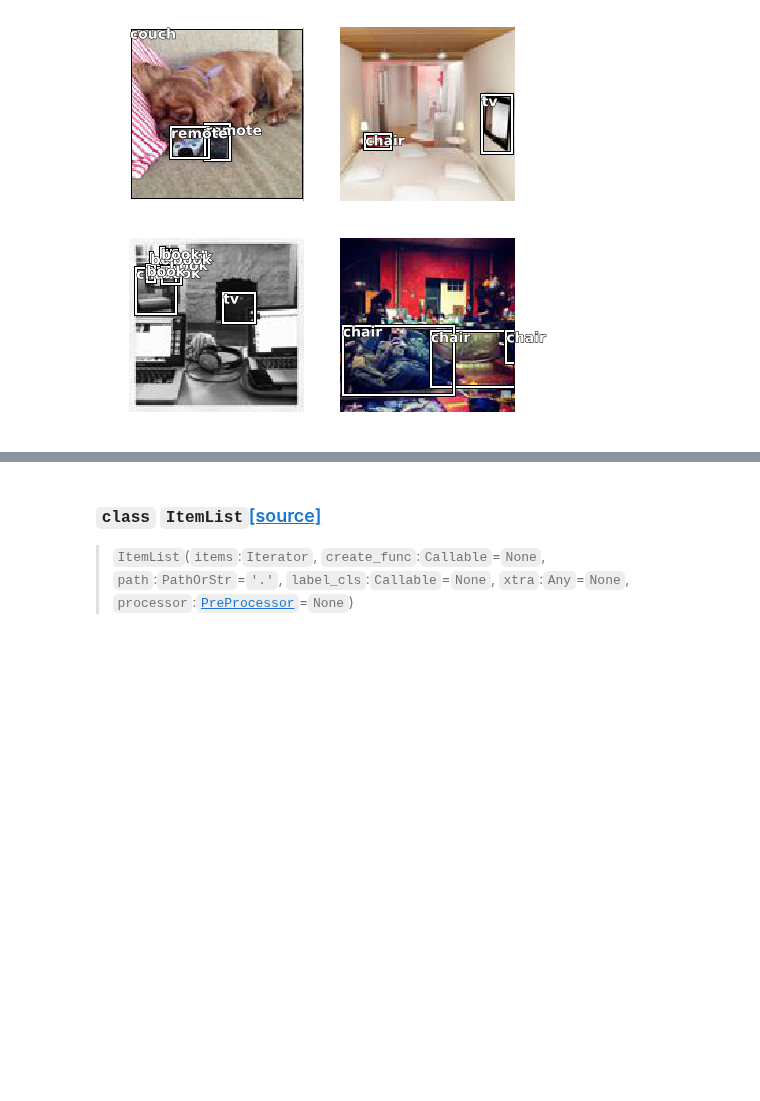
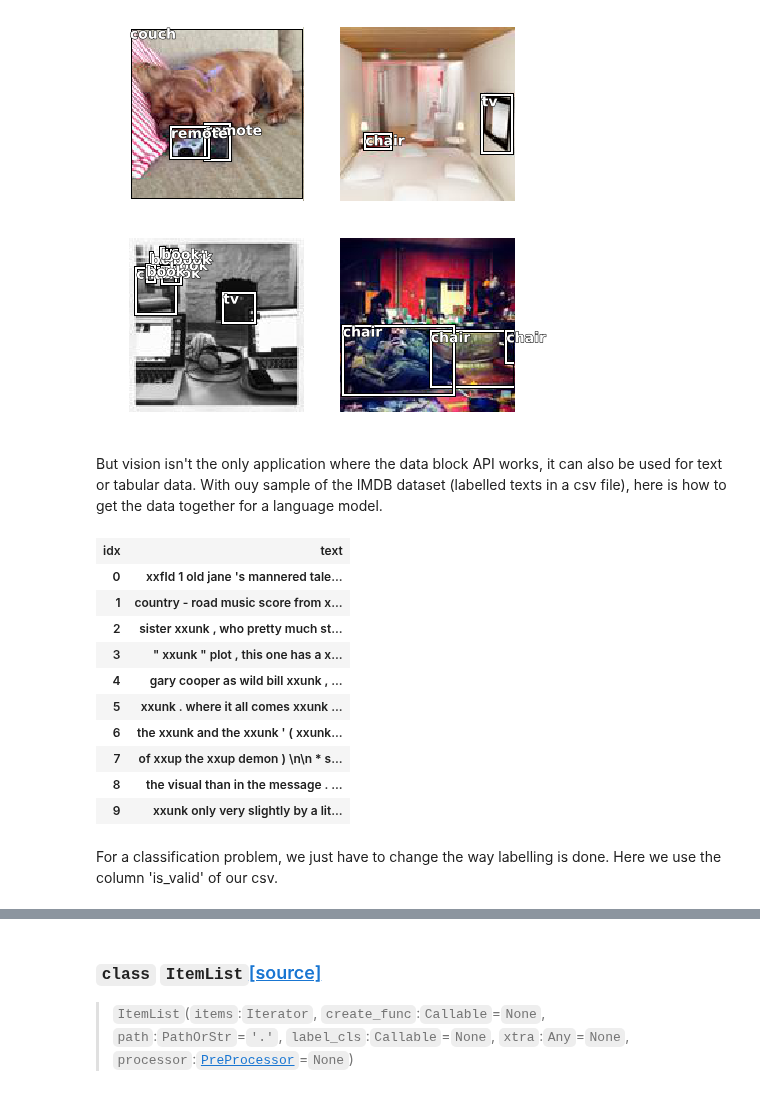
Before and after one commit to zhaoshaojun/fastai, a Jupyter notebook: docs_src/data_block.ipynb, the cells around one changed output, grey strips where cells are left out. Cells and saved outputs as stored; diff of their text form; code cells hidden in the pictures; blank space fills up the shorter version.

```diff
--- a/docs_src/data_block.ipynb
+++ b/docs_src/data_block.ipynb
@@ -134,3 +141,5 @@ data = (ObjectItemList.from_folder(coco)
 data.show_batch(rows=2, ds_type=DatasetType.Valid, figsize=(6,6))
 # %% [output]
 [figure]
+# %% [markdown]
+But vision isn't the only application where the data block API works, it can also be used for text or tabular data. With ouy sample of the IMDB dataset (labelled texts in a csv file), here is how to get the data together for a language model.
@@ -136,0 +148,26 @@ data.show_batch(rows=2, ds_type=DatasetType.Valid, figsize=(6,6))
+# %%
+imdb = untar_data(URLs.IMDB_SAMPLE)
+# %%
+data_lm = (TextList.from_csv(imdb, 'texts.csv', col='text')
+           #Where are the inputs? Column 'text' of this csv
+                   .random_split_by_pct()
+           #How to split it? Randomly with the default 20%
+                   .label_for_lm()
+           #Label it for a language model
+                   .databunch())
+# %%
+data_lm.show_batch()
+# %% [output]
+| idx | text |
+| 0 | xxfld 1 old jane 's mannered tale... |
+| 1 | country - road music score from x... |
+| 2 | sister xxunk , who pretty much st... |
+| 3 | " xxunk " plot , this one has a x... |
+| 4 | gary cooper as wild bill xxunk , ... |
+| 5 | xxunk . where it all comes xxunk ... |
+| 6 | the xxunk and the xxunk ' ( xxunk... |
+| 7 | of xxup the xxup demon ) \n\n * s... |
+| 8 | the visual than in the message . ... |
+| 9 | xxunk only very slightly by a lit... |
+# %% [markdown]
+For a classification problem, we just have to change the way labelling is done. Here we use the column 'is_valid' of our csv.
```
Also changed, not shown: parts of 116 cells of this notebook, 52 other files.
